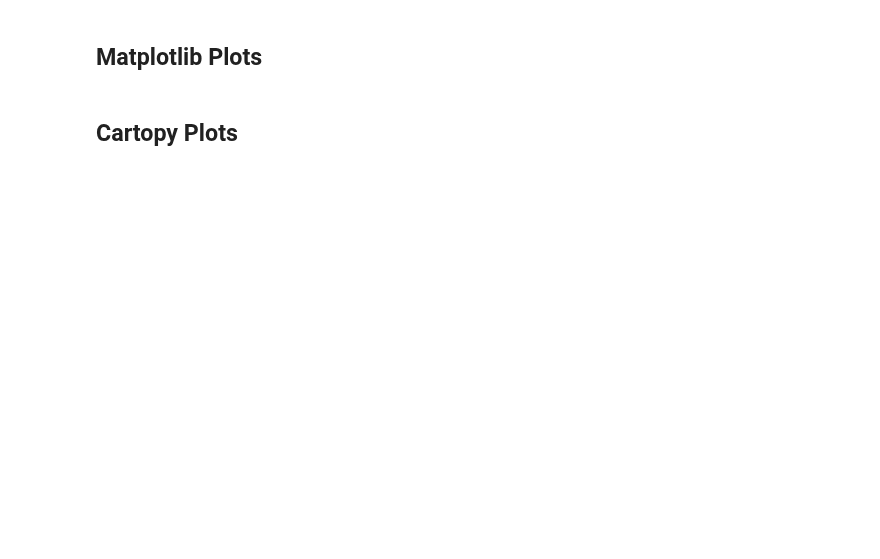
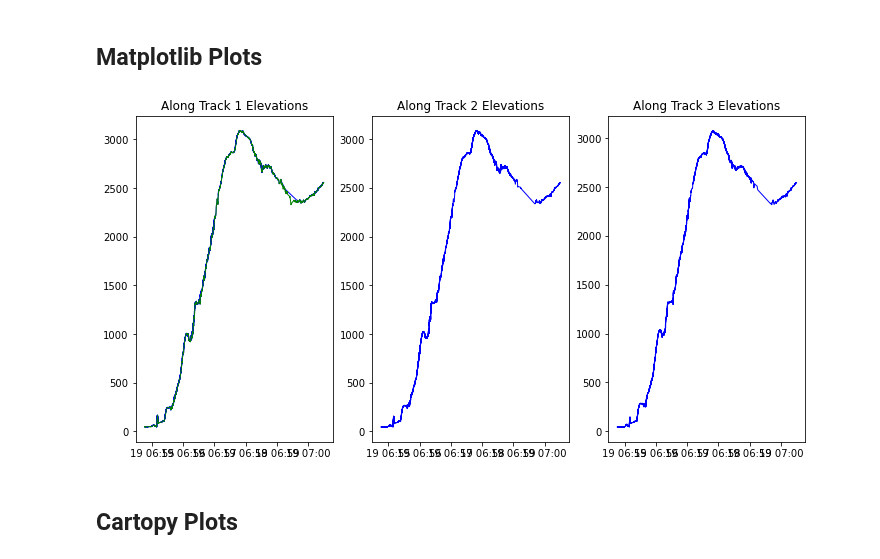
Before and after one commit to SlideRuleEarth/sliderule-python, a Jupyter notebook: examples/single_track_demo.ipynb, the cells around one changed output. Drawn from its saved outputs; the diff is of its cells as text; code cells hidden in the pictures; blank space fills up the shorter version.

```diff
--- a/examples/single_track_demo.ipynb
+++ b/examples/single_track_demo.ipynb
@@ -87,21 +62,12 @@ def algoexec(resource):
     }
 
     # Request ATL06 Data
-    rsps = icesat2.atl06(parms, resource, as_numpy=False)
-
-    # Calculate Distances
-    lat_origin = rsps["lat"][0]
-    lon_origin = rsps["lon"][0]
-    distances = [geodist(lat_origin, lon_origin, rsps["lat"][i], rsps["lon"][i]) for i in range(len(rsps["h_mean"]))]
-
-    # Build Dataframe of SlideRule Responses
-    gdf = icesat2.todataframe(rsps, fields=["h_mean", "lat", "lon", "spot"])
-    gdf = gdf.assign(distance=distances)
+    gdf = icesat2.atl06(parms, resource)
 
     # Return DataFrame
-    print("Reference Ground Tracks: {} to {}".format(min(rsps["rgt"]), max(rsps["rgt"])))
-    print("Cycle: {} to {}".format(min(rsps["cycle"]), max(rsps["cycle"])))
-    print("Retrieved {} points from SlideRule".format(len(rsps["h_mean"])))
+    print("Reference Ground Tracks: {} to {}".format(min(gdf["rgt"]), max(gdf["rgt"])))
+    print("Cycle: {} to {}".format(min(gdf["cycle"]), max(gdf["cycle"])))
+    print("Retrieved {} points from SlideRule".format(len(gdf["h_mean"])))
     return gdf
 # %%
 # Execute SlideRule Algorithm
@@ -112,11 +89,9 @@ exp = expread("ATL06"+resource, "atlas-s3")
 # %%
-# Build Standard (Expected) Dataset
-standard1 = exp.sort_values(by=['distance'])
-
 # Build Track (Actual) Datasets
-track1 = act[act["spot"].isin([1, 2])].sort_values(by=['distance'])
-track2 = act[act["spot"].isin([3, 4])].sort_values(by=['distance'])
-track3 = act[act["spot"].isin([5, 6])].sort_values(by=['distance'])
+standard1 = exp.sort_values(by=['time'])
+track1 = act[act["spot"].isin([1, 2])].sort_values(by=['time'])
+track2 = act[act["spot"].isin([3, 4])].sort_values(by=['time'])
+track3 = act[act["spot"].isin([5, 6])].sort_values(by=['time'])
 # %% [markdown]
 ## Matplotlib Plots
 # %%
@@ -125,25 +100,27 @@ import matplotlib.pyplot as plt
 # %%
 # Create Elevation Plot
 fig = plt.figure(num=None, figsize=(12, 6))
 
 # Plot Track 1 Elevations
 ax1 = plt.subplot(131)
 ax1.set_title("Along Track 1 Elevations")
-ax1.plot(track1["distance"].values, track1["h_mean"].values, linewidth=1.0, color='b')
-ax1.plot(standard1["distance"].values, standard1["h_mean"].values, linewidth=1.0, color='g')
+ax1.plot(track1["time"].values, track1["h_mean"].values, linewidth=1.0, color='b')
+ax1.plot(standard1["time"].values, standard1["h_mean"].values, linewidth=1.0, color='g')
 
 # Plot Track 2 Elevations
 ax2 = plt.subplot(132)
 ax2.set_title("Along Track 2 Elevations")
-ax2.plot(track2["distance"].values, track2["h_mean"].values, linewidth=1.0, color='b')
+ax2.plot(track2["time"], track2["h_mean"].values, linewidth=1.0, color='b')
 
 # Plot Track 3 Elevations
 ax3 = plt.subplot(133)
 ax3.set_title("Along Track 3 Elevations")
-ax3.plot(track3["distance"].values, track3["h_mean"].values, linewidth=1.0, color='b')
+ax3.plot(track3["time"], track3["h_mean"].values, linewidth=1.0, color='b')
 
 # Show Plot
 plt.show()
+# %% [output]
+[figure, added]
 # %% [markdown]
 ## Cartopy Plots
 # %%
```
Also changed, not shown: parts of 6 cells of this notebook, 3 other files.
